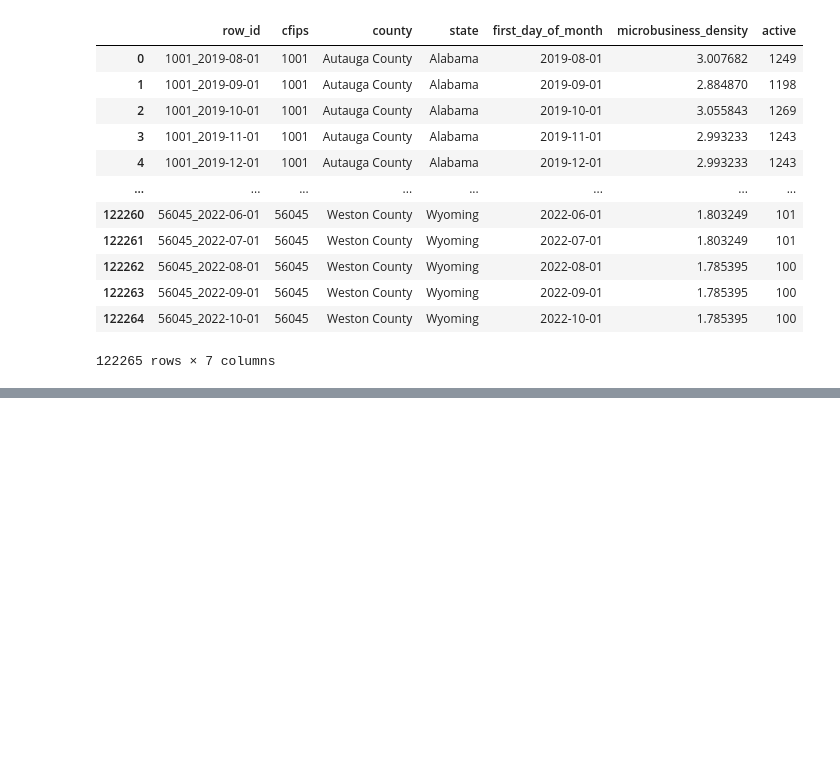
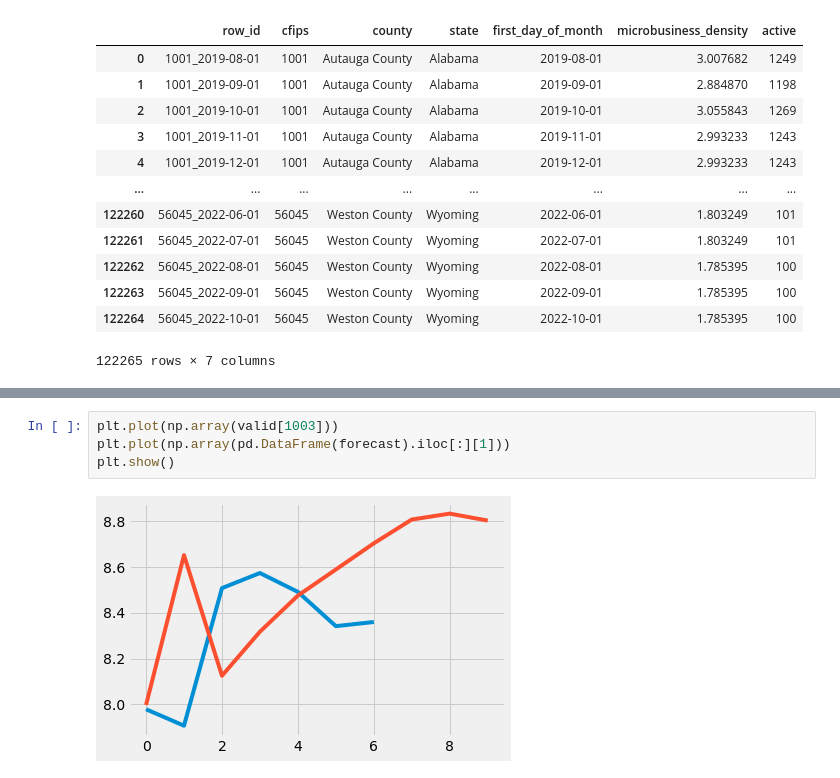
Before and after one commit to Enforcer03/GoDaddy-microbusiness-forcasting, a Jupyter notebook: code.ipynb, the cells around one changed output, grey strips where cells are left out. Cells and saved outputs as stored; diff of their text form; blank space fills up the shorter version.

```diff
--- a/code.ipynb
+++ b/code.ipynb
@@ -93,0 +159,6 @@ plt.show()
+# %%
+plt.plot(np.array(valid[1003]))
+plt.plot(np.array(pd.DataFrame(forecast).iloc[:][1]))
+plt.show()
+# %% [output]
+[figure, added]
```
Also changed, not shown: parts of 23 cells of this notebook.
